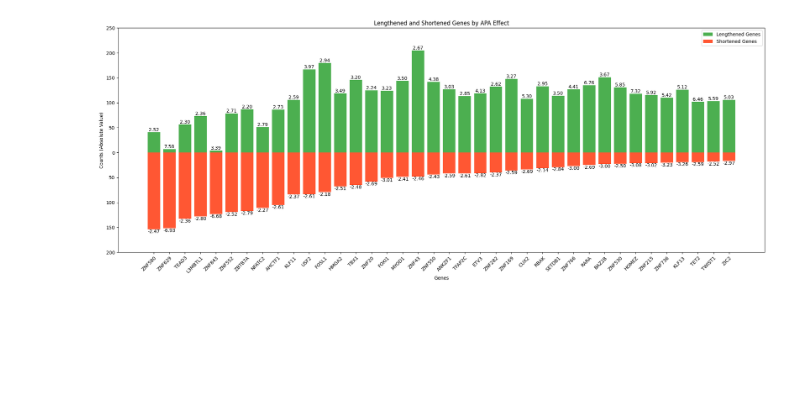
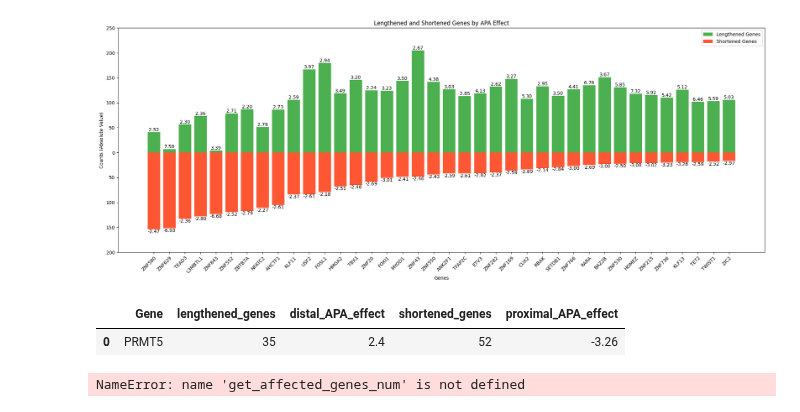
Before and after one commit to AidenSb/APA, a Jupyter notebook: For_perturb_seq/JWrbp_tf.ipynb, the cells around one changed output. Saved outputs shown, nothing was run; the diff lists cells and outputs as text; code cells hidden in the pictures; blank space fills up the shorter version.

```diff
--- a/For_perturb_seq/JWrbp_tf.ipynb
+++ b/For_perturb_seq/JWrbp_tf.ipynb
@@ -263,3 +286,35 @@ JW_df_TF_filtered = JW_df_TF[(JW_df_TF['lengthened_genes'] > 100) | (JW_df_TF['s
 plot_APA_effect(JW_df_TF_filtered, redu=True)
 # %% [output]
 [figure]
+# %%
+results = []
+for gene in ['PRMT5']:
+    # Call your function
+    try:
+        positive_info, negative_info = get_affected_genes_num(gene)
+        # Create a dictionary for this gene
+        gene_dict = {
+            'Gene': gene,
+            'lengthened_genes': positive_info[0],
+            'distal_APA_effect': positive_info[1],
+            'shortened_genes': negative_info[0],
+            'proximal_APA_effect': negative_info[1]
+        }
+
+        # Append to results
+        results.append(gene_dict)
+    except:
+        continue
+
+# Convert list of dictionaries to DataFrame
+JW_df_rbp = pd.DataFrame(results)
+
+# Display DataFrame
+JW_df_rbp
+# %% [output]
+|  | Gene | lengthened_genes | distal_APA_effect | shortened_genes | proximal_APA_effect |
+| 0 | PRMT5 | 35 | 2.4 | 52 | -3.26 |
+# %%
+get_affected_genes_num('PRMT5')
+# %% [output]
+NameError: name 'get_affected_genes_num' is not defined
```
Also changed, not shown: parts of 3 cells of this notebook, 2 other files.
